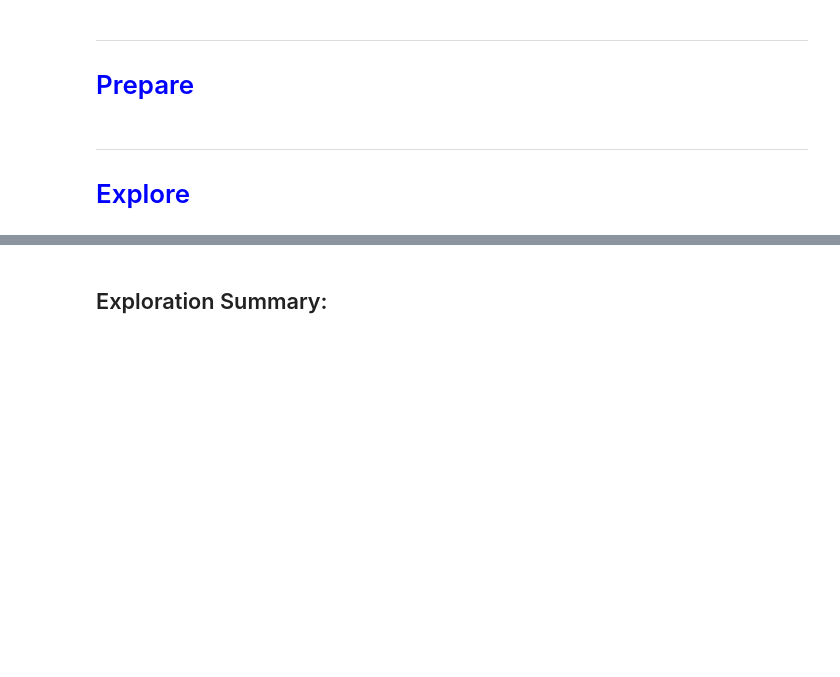
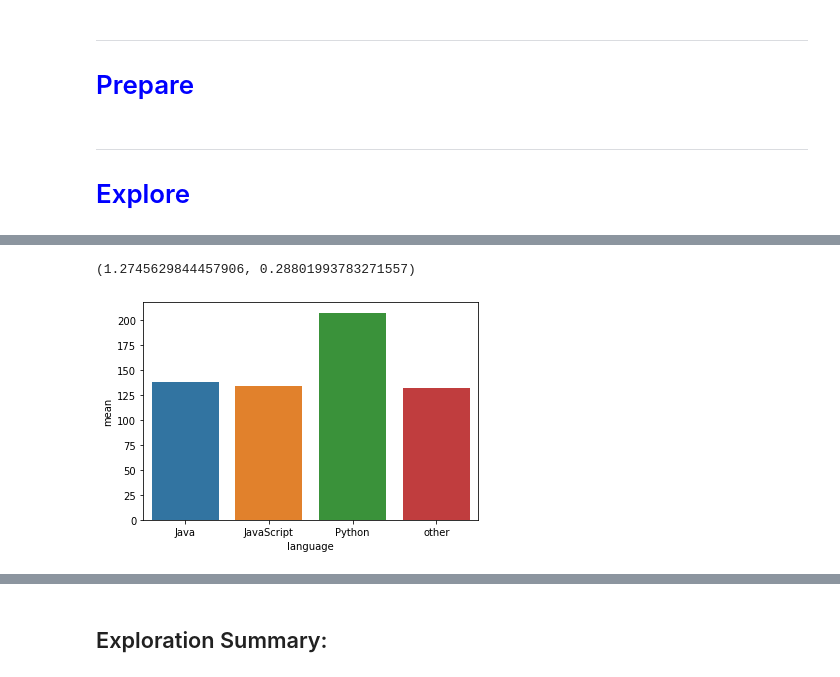
Before and after one commit to Christian-Kristine-Kan-Scott/nlp_project, a Jupyter notebook: report.ipynb, the cells around one changed output, grey strips where cells are left out. Saved outputs shown, nothing was run; the diff lists cells and outputs as text; code cells hidden in the pictures; blank space fills up the shorter version.

```diff
--- a/report.ipynb
+++ b/report.ipynb
@@ -60,0 +115,7 @@ Identifed Five Drivers and Built a Model that Achieved 93% Percent Accuracy
+# %%
+viz.get_unique_stemmed_viz(train_viz_stats)
+f, p = stat_testing.get_unique_stemmed_anova(train_viz_stats)
+f, p
+# %% [output]
+(1.2745629844457906, 0.28801993783271557)
+[figure, added]
```
Also changed, not shown: parts of 17 cells of this notebook, 2 other files.
